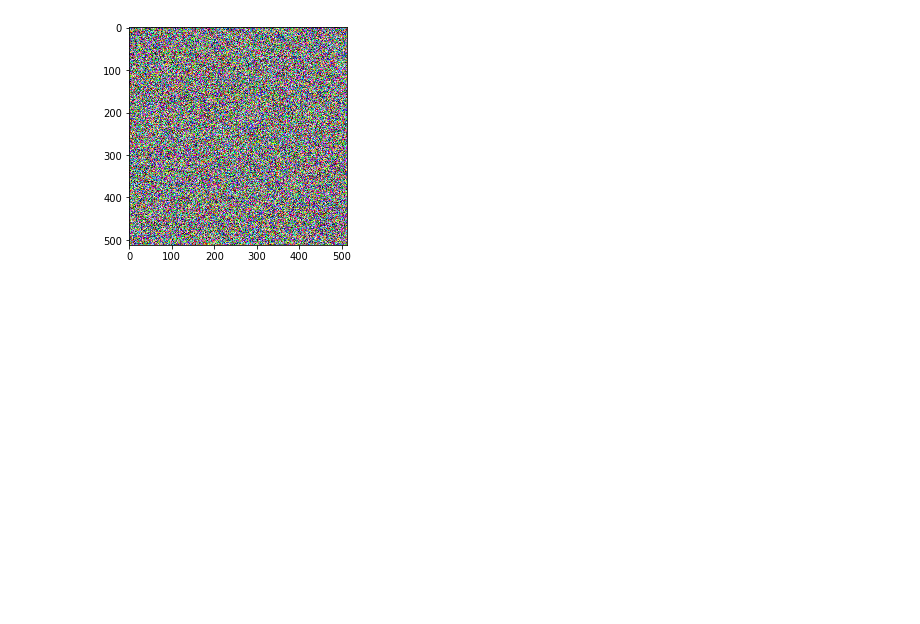
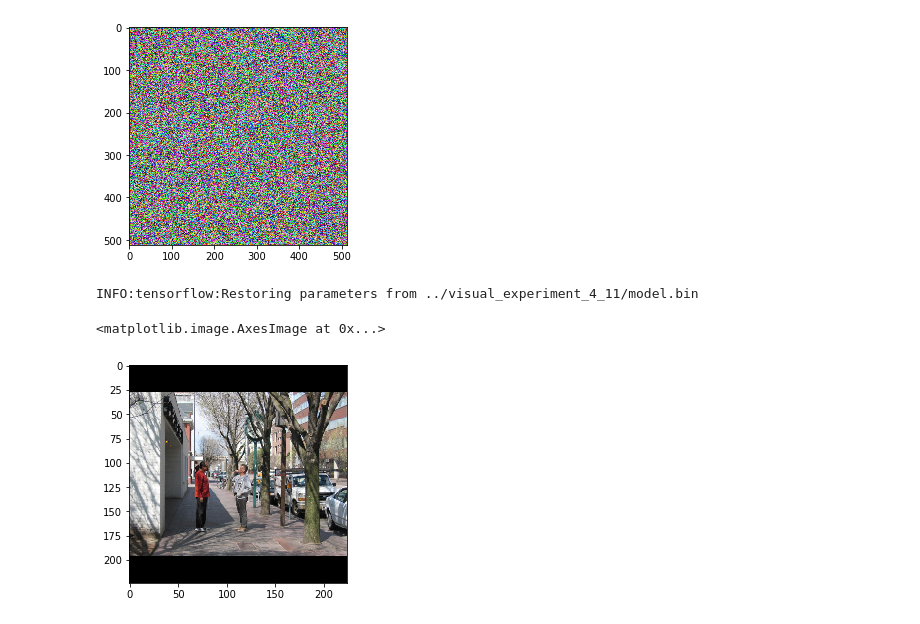
Before and after one commit to ssharpe42/VNLQAC, a Jupyter notebook: query_completion/code/demo.ipynb, the cells around one changed output. Cells and saved outputs as stored; diff of their text form; code cells hidden in the pictures; blank space fills up the shorter version.

```diff
--- a/query_completion/code/demo.ipynb
+++ b/query_completion/code/demo.ipynb
@@ -109,3 +109,15 @@ beam 4.858: <S>anywhere in front</S>
 beam 5.116: <S>anywhere,</S>
 beam 5.327: <S>anywhere on wall</S>
 [figure]
+# %%
+m = MetaModel('../visual_experiment_4_11/')
+m.MakeSessionAndRestore(2)
+# %% [output]
+INFO:tensorflow:Restoring parameters from ../visual_experiment_4_11/model.bin
+# %%
+example_image = np.load('../data/visual/processed_images_224/1.npy')
+vgg_feat = m.ComputeVGG(example_image)
+plt.imshow(example_image)
+# %% [output]
+<matplotlib.image.AxesImage at 0x...>
+[figure, added]
```
Also changed, not shown: parts of 5 cells of this notebook, 5 other files.
